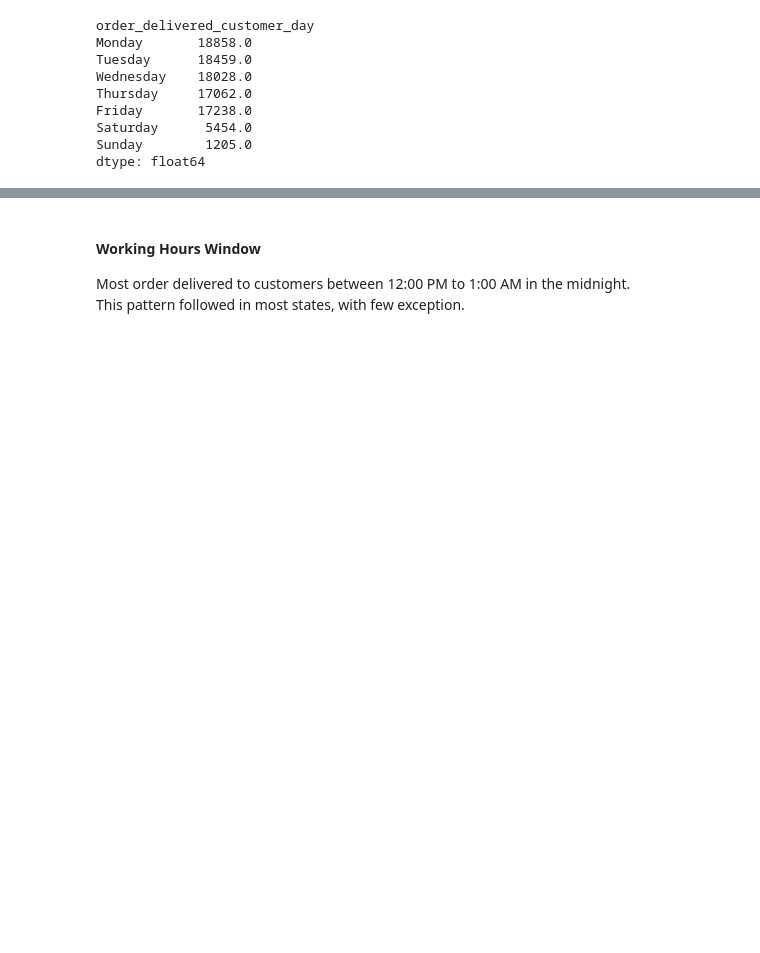
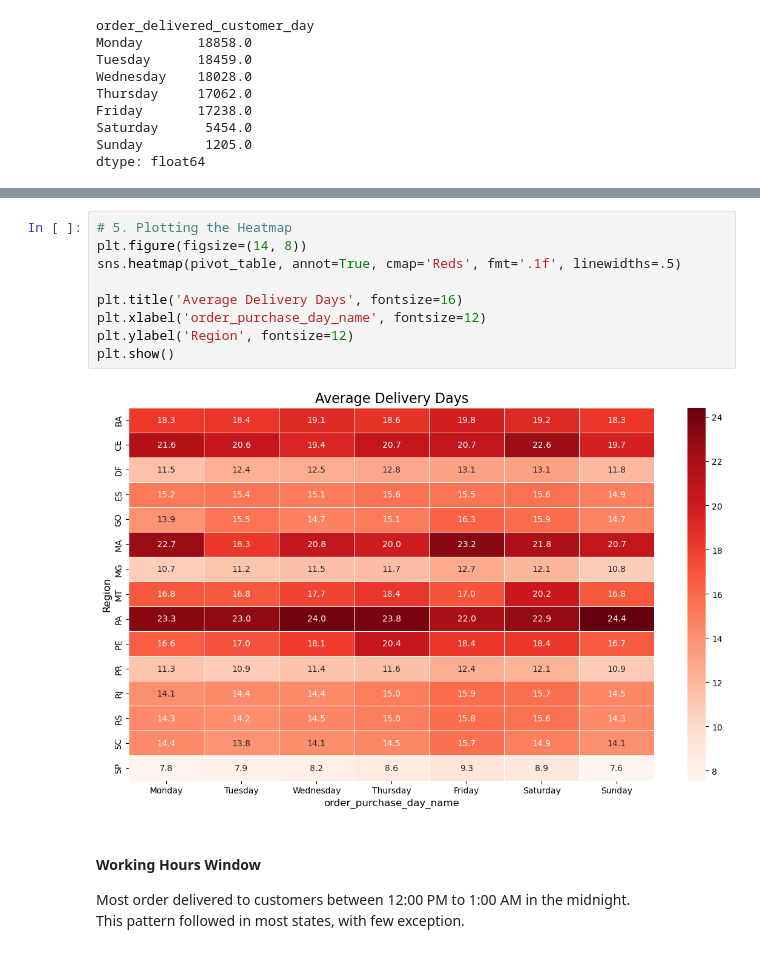
Before and after one commit to yunwe/olist-logistics-efficiency, a Jupyter notebook: notebooks/temporal_analysis.ipynb, the cells around one changed output, grey strips where cells are left out. Cells and saved outputs as stored; diff of their text form; blank space fills up the shorter version.

```diff
--- a/notebooks/temporal_analysis.ipynb
+++ b/notebooks/temporal_analysis.ipynb
@@ -167,3 +223,14 @@ dtype: float64
+# %%
+# 5. Plotting the Heatmap
+plt.figure(figsize=(14, 8))
+sns.heatmap(pivot_table, annot=True, cmap='Reds', fmt='.1f', linewidths=.5)
+
+plt.title('Average Delivery Days', fontsize=16)
+plt.xlabel('order_purchase_day_name', fontsize=12)
+plt.ylabel('Region', fontsize=12)
+plt.show()
+# %% [output]
+[figure, added]
 # %% [markdown]
 #### Working Hours Window
 
```
Also changed, not shown: parts of 7 cells of this notebook, 1 other file.
